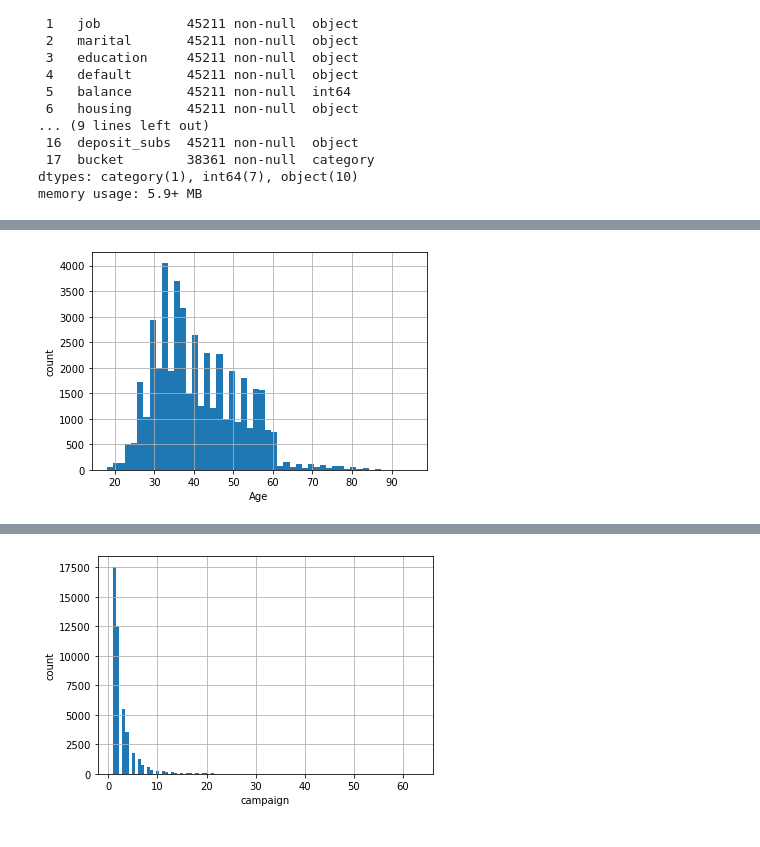
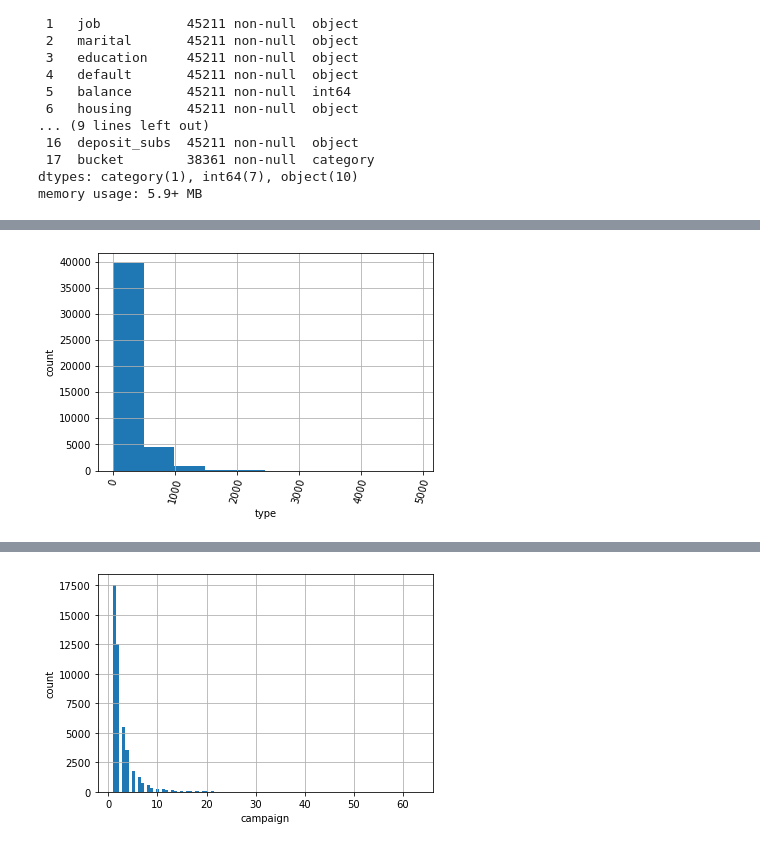
Before and after one commit to YaroslavaD/PortugueseBank, a Jupyter notebook: Portuguese bank.ipynb, the cells around one changed output, grey strips where cells are left out. Saved outputs shown, nothing was run; the diff lists cells and outputs as text; code cells hidden in the pictures.

Commit message:
PortugeseBank25Nov

```diff
--- a/Portuguese bank.ipynb
+++ b/Portuguese bank.ipynb
@@ -272,0 +295,6 @@ memory usage: 5.9+ MB
+# %%
+bank_data['bucket'] = pd.cut(bank_data['age'], bins=[18, 28, 38, 48, 58, 68, 78, 88, 98], right = False, include_lowest = True )
+bank_data.bucket.value_counts().sort_values(ascending=False).plot(kind = 'bar')
+plt.xlabel('bucket')
+plt.ylabel('count')
+plt.xticks(rotation=75);
@@ -272,0 +338,6 @@ memory usage: 5.9+ MB
+# %%
+bank_data['bucket'] = pd.cut(bank_data['balance'], bins=[-1000, 0, 1000, 2000, 3000, 4000, 5000, 6000], right = False, include_lowest = True )
+bank_data.bucket.value_counts().sort_values(ascending=False).plot(kind = 'bar')
+plt.xlabel('bucket')
+plt.ylabel('count')
+plt.xticks(rotation=75);
@@ -273,6 +381,7 @@ memory usage: 5.9+ MB
 # %%
-bank_data.age.hist(bins=50)
-plt.xlabel('Age')
-plt.ylabel('count');
+bank_data.duration.hist()
+plt.xlabel('type')
+plt.ylabel('count')
+plt.xticks(rotation=75);
 # %% [output]
-[figure, old version]
+[figure, new version]
```
Also changed, not shown: parts of 28 cells of this notebook.
